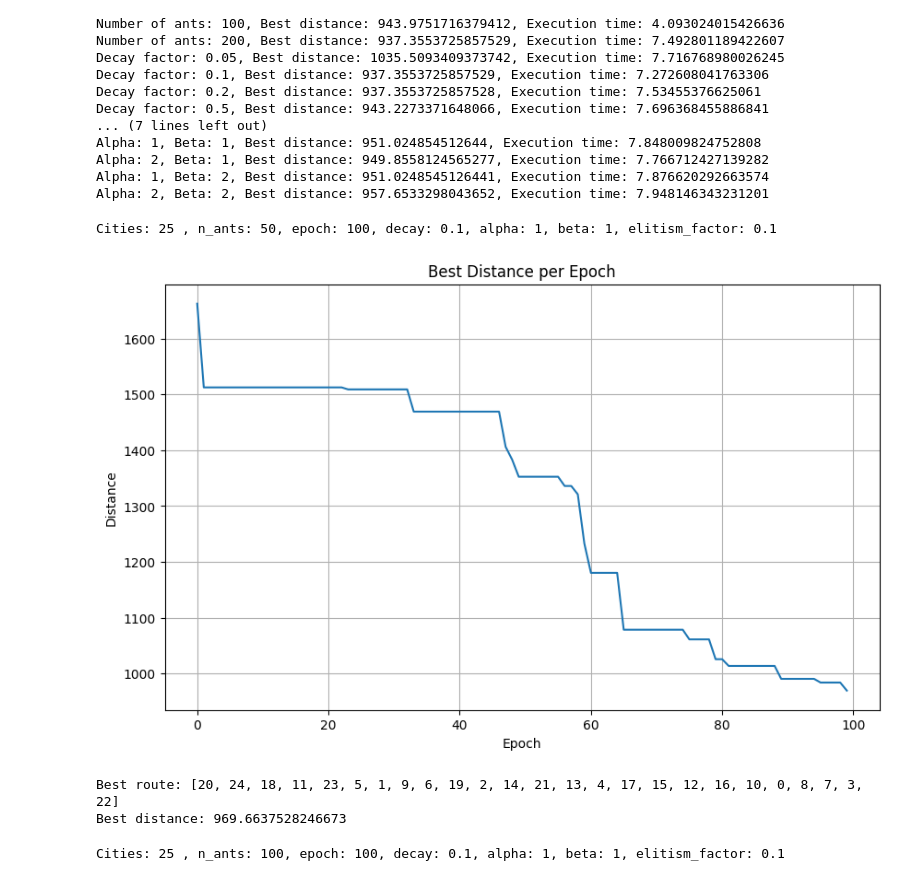
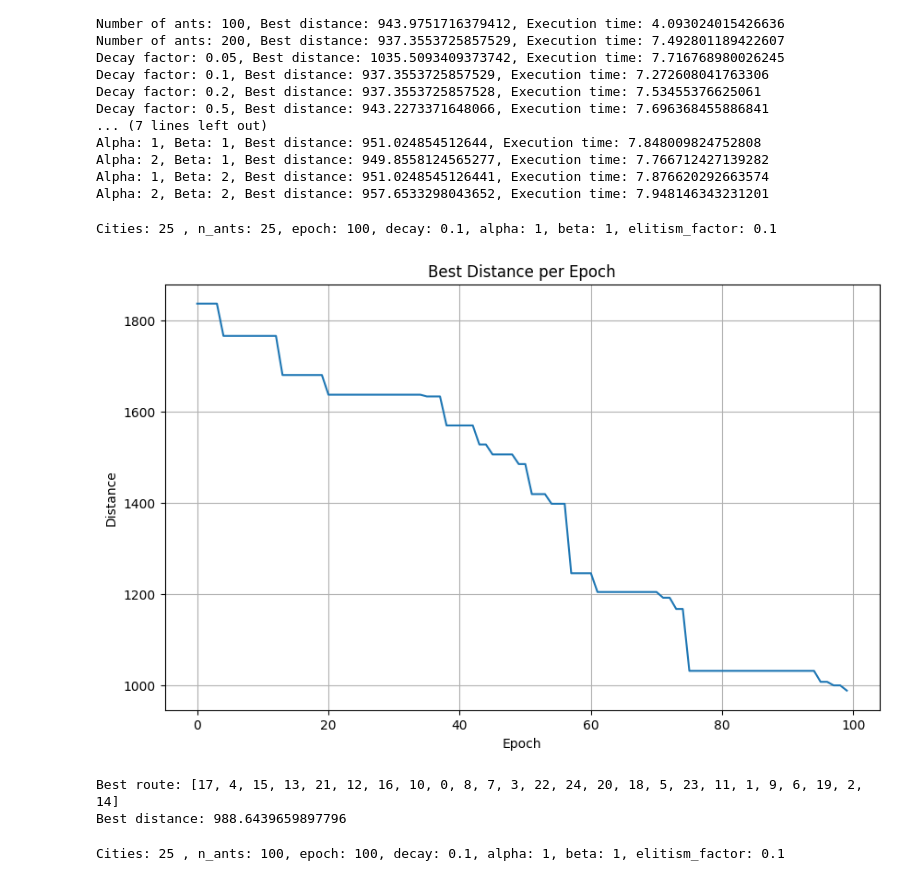
Before and after one commit to Q-Wrld97/TSP-Ant-Colony-Optimization, a Jupyter notebook: a3_leq2019.ipynb, the cells around one changed output. Cells and saved outputs as stored; diff of their text form; code cells hidden in the pictures.

```diff
--- a/a3_leq2019.ipynb
+++ b/a3_leq2019.ipynb
@@ -505,38 +518,38 @@ def solve_tsp_ant_colony(cities, n_ants, epoch, decay, alpha, beta, elitism_fact
     plt.figure(figsize=(10, 6))
     plt.plot(best_distances)
     plt.title('Best Distance per Epoch')
     plt.xlabel('Epoch')
     plt.ylabel('Distance')
     plt.grid(True)
     plt.show()
 
     return best_route, best_distance
 
 
 if __name__ == '__main__':
     # Define the parameters for the algorithm
     n_cities = 25
-    n_ants = 50
+    n_ants = 25
     epoch = 100
     decay = 0.1
     alpha = 1
     beta = 1
     elitism_factor = 0.1
 
     # Generate the cities
     cities = generate_cities(n_cities)
     print(f'Cities: {n_cities} , n_ants: {n_ants}, epoch: {epoch}, decay: {decay}, alpha: {alpha}, beta: {beta}, elitism_factor: {elitism_factor}')
     # Solve the traveling salesman problem using the ant colony optimization algorithm
     best_route, best_distance = solve_tsp_ant_colony(cities, n_ants, epoch, decay, alpha, beta, elitism_factor)
 
     # Print the best route and best distance
     print(f'Best route: {best_route}')
     print(f'Best distance: {best_distance}')
 # %% [output]
-Cities: 25 , n_ants: 50, epoch: 100, decay: 0.1, alpha: 1, beta: 1, elitism_factor: 0.1
+Cities: 25 , n_ants: 25, epoch: 100, decay: 0.1, alpha: 1, beta: 1, elitism_factor: 0.1
-[figure, old version]
+[figure, new version]
-Best route: [20, 24, 18, 11, 23, 5, 1, 9, 6, 19, 2, 14, 21, 13, 4, 17, 15, 12, 16, 10, 0, 8, 7, 3, 22]
-Best distance: 969.6637528246673
+Best route: [17, 4, 15, 13, 21, 12, 16, 10, 0, 8, 7, 3, 22, 24, 20, 18, 5, 23, 11, 1, 9, 6, 19, 2, 14]
+Best distance: 988.6439659897796
 # %%
 if __name__ == '__main__':
     # Define the parameters for the algorithm
```
Also changed, not shown: parts of 5 cells of this notebook, 3 other files.
